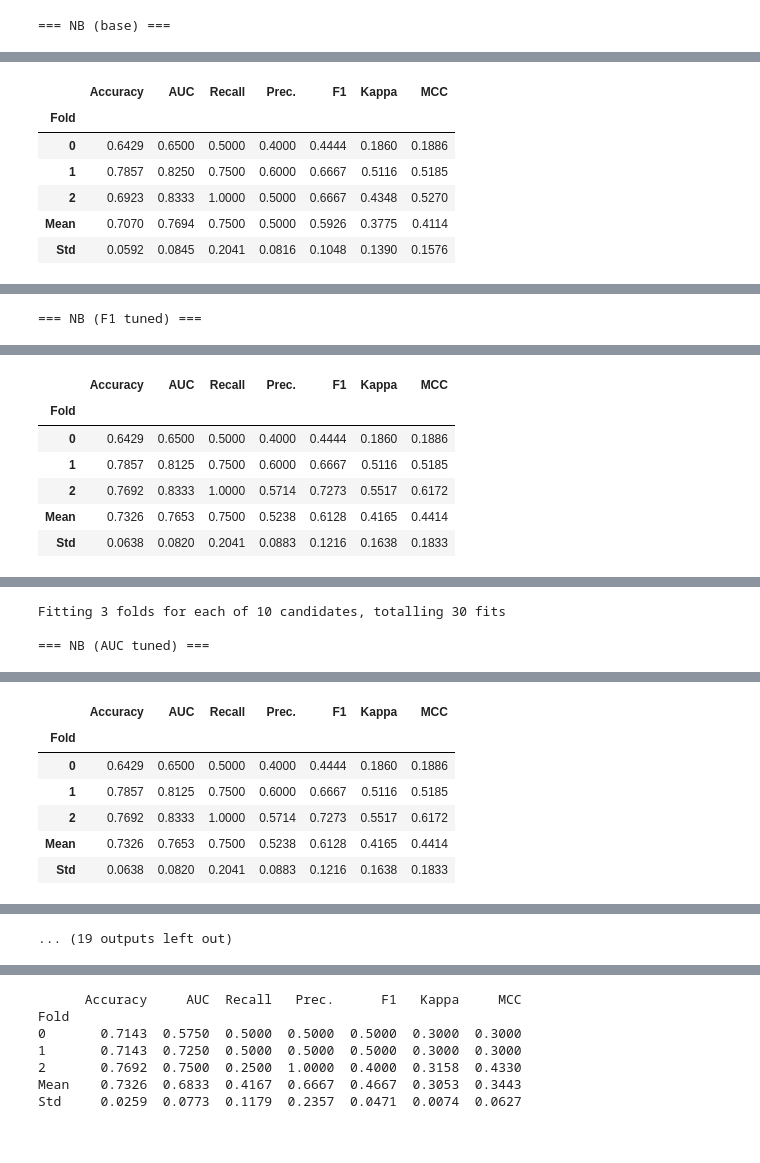
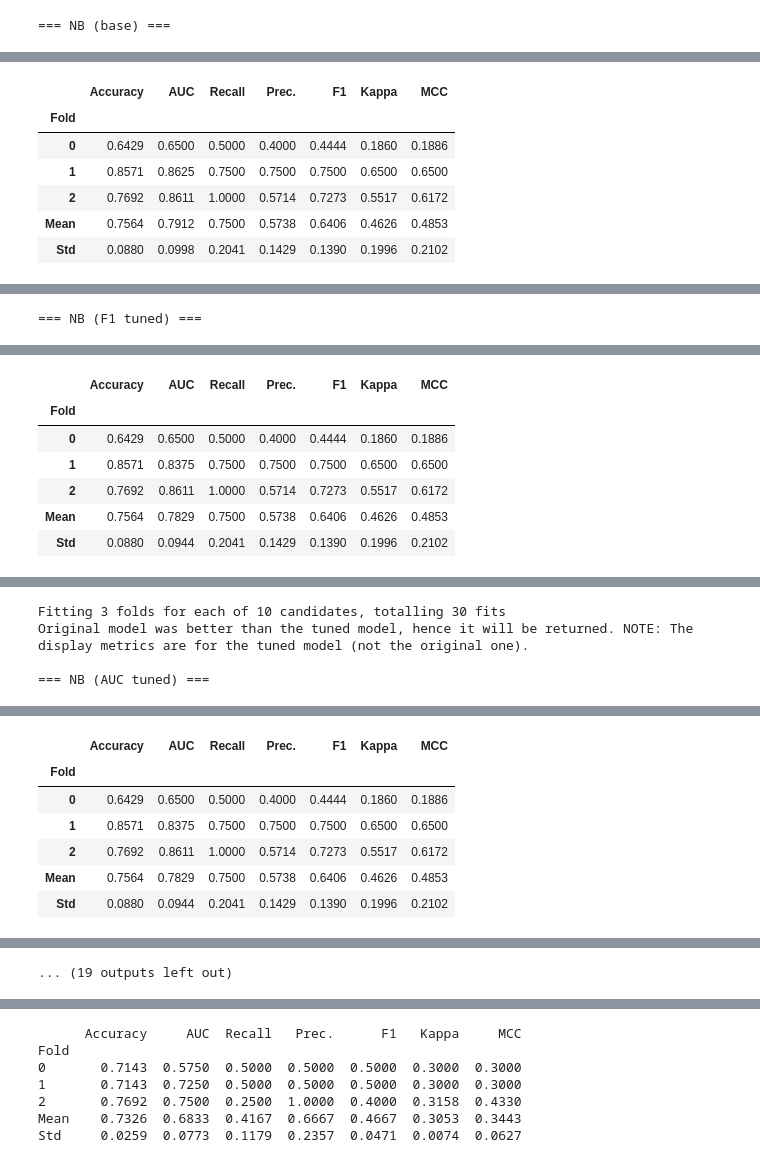
Before and after one commit to shrinitbabel/craniopharyngioma, a Jupyter notebook: second.ipynb, the cells around one changed output, grey strips where cells are left out. Cells and saved outputs as stored; diff of their text form; code cells hidden in the pictures.

```diff
--- a/second.ipynb
+++ b/second.ipynb
@@ -180,7 +212,7 @@ features_permdi = [
     "Pre-op headache", "Pre-op endocrine changes (y/n)",
     "Pre-op panhypopit (y/n) - define number of hormone axes that are non-functional",
     "Intraventricular extension",
-    "Surgical Approach", "Resection outcome (total, subtotal, partial)"
+    "Surgical Approach", "Resection outcome (total, subtotal, partial)", "prior radiation", "BRAF+"
 ]
 target = "Recurrence after this operation"
 
@@ -211,59 +243,60 @@ nb = create_model("nb")
 print("\n=== NB (F1 tuned) ===")
 nb_f1tuned = tune_model(nb, optimize="F1")
 print("\n=== NB (AUC tuned) ===")
 nb_auctuned = tune_model(nb, optimize="AUC")
 print("\n=== NB (Precision tuned) ===")
 nb_precisiontuned = tune_model(nb, optimize="Precision")
 print("\n=== NB (Recall tuned) ===")
 nb_recalltuned = tune_model(nb, optimize="Recall")
 
 
 print("\n=== NB (sigmoid calibrated) ===")
 nb_cal=calibrate_model(nb, method='sigmoid')
 print("\n=== NB (isotonic calibrated) ===")
 nb_cal=calibrate_model(nb, method='isotonic')
 
 
 # 7) Finalize on the full dataset (locks preprocessing + tuned params)
-nb_final = finalize_model(nb_f1tuned)
+nb_final = finalize_model(nb_cal)
 
 # 8) Save the whole pipeline (preprocessing + model)
 save_model(nb_final, "recurrence_nb_v1")
 
 # 9) (optional) Get CV/holdout predictions for sanity check
 preds = predict_model(nb_final)
 print(preds.head())
 # %% [output]
 === NB (base) ===
 [interactive output not drawn]
 |  | Accuracy | AUC | Recall | Prec. | F1 | Kappa | MCC |
 | Fold |  |  |  |  |  |  |  |
 | 0 | 0.6429 | 0.6500 | 0.5000 | 0.4000 | 0.4444 | 0.1860 | 0.1886 |
-| 1 | 0.7857 | 0.8250 | 0.7500 | 0.6000 | 0.6667 | 0.5116 | 0.5185 |
-| 2 | 0.6923 | 0.8333 | 1.0000 | 0.5000 | 0.6667 | 0.4348 | 0.5270 |
-| Mean | 0.7070 | 0.7694 | 0.7500 | 0.5000 | 0.5926 | 0.3775 | 0.4114 |
-| Std | 0.0592 | 0.0845 | 0.2041 | 0.0816 | 0.1048 | 0.1390 | 0.1576 |
+| 1 | 0.8571 | 0.8625 | 0.7500 | 0.7500 | 0.7500 | 0.6500 | 0.6500 |
+| 2 | 0.7692 | 0.8611 | 1.0000 | 0.5714 | 0.7273 | 0.5517 | 0.6172 |
+| Mean | 0.7564 | 0.7912 | 0.7500 | 0.5738 | 0.6406 | 0.4626 | 0.4853 |
+| Std | 0.0880 | 0.0998 | 0.2041 | 0.1429 | 0.1390 | 0.1996 | 0.2102 |
 [interactive output not drawn]
 === NB (F1 tuned) ===
 [interactive output not drawn]
 |  | Accuracy | AUC | Recall | Prec. | F1 | Kappa | MCC |
 | Fold |  |  |  |  |  |  |  |
 | 0 | 0.6429 | 0.6500 | 0.5000 | 0.4000 | 0.4444 | 0.1860 | 0.1886 |
-| 1 | 0.7857 | 0.8125 | 0.7500 | 0.6000 | 0.6667 | 0.5116 | 0.5185 |
-| 2 | 0.7692 | 0.8333 | 1.0000 | 0.5714 | 0.7273 | 0.5517 | 0.6172 |
-| Mean | 0.7326 | 0.7653 | 0.7500 | 0.5238 | 0.6128 | 0.4165 | 0.4414 |
-| Std | 0.0638 | 0.0820 | 0.2041 | 0.0883 | 0.1216 | 0.1638 | 0.1833 |
+| 1 | 0.8571 | 0.8375 | 0.7500 | 0.7500 | 0.7500 | 0.6500 | 0.6500 |
+| 2 | 0.7692 | 0.8611 | 1.0000 | 0.5714 | 0.7273 | 0.5517 | 0.6172 |
+| Mean | 0.7564 | 0.7829 | 0.7500 | 0.5738 | 0.6406 | 0.4626 | 0.4853 |
+| Std | 0.0880 | 0.0944 | 0.2041 | 0.1429 | 0.1390 | 0.1996 | 0.2102 |
 [interactive output not drawn]
 Fitting 3 folds for each of 10 candidates, totalling 30 fits
+Original model was better than the tuned model, hence it will be returned. NOTE: The display metrics are for the tuned model (not the original one).
 
 === NB (AUC tuned) ===
 [interactive output not drawn]
 |  | Accuracy | AUC | Recall | Prec. | F1 | Kappa | MCC |
 | Fold |  |  |  |  |  |  |  |
 | 0 | 0.6429 | 0.6500 | 0.5000 | 0.4000 | 0.4444 | 0.1860 | 0.1886 |
-| 1 | 0.7857 | 0.8125 | 0.7500 | 0.6000 | 0.6667 | 0.5116 | 0.5185 |
-| 2 | 0.7692 | 0.8333 | 1.0000 | 0.5714 | 0.7273 | 0.5517 | 0.6172 |
-| Mean | 0.7326 | 0.7653 | 0.7500 | 0.5238 | 0.6128 | 0.4165 | 0.4414 |
-| Std | 0.0638 | 0.0820 | 0.2041 | 0.0883 | 0.1216 | 0.1638 | 0.1833 |
+| 1 | 0.8571 | 0.8375 | 0.7500 | 0.7500 | 0.7500 | 0.6500 | 0.6500 |
+| 2 | 0.7692 | 0.8611 | 1.0000 | 0.5714 | 0.7273 | 0.5517 | 0.6172 |
+| Mean | 0.7564 | 0.7829 | 0.7500 | 0.5738 | 0.6406 | 0.4626 | 0.4853 |
+| Std | 0.0880 | 0.0944 | 0.2041 | 0.1429 | 0.1390 | 0.1996 | 0.2102 |
 [interactive output not drawn]
 ... (19 outputs left out)
```
Also changed, not shown: parts of 9 cells of this notebook, 9 other files.
